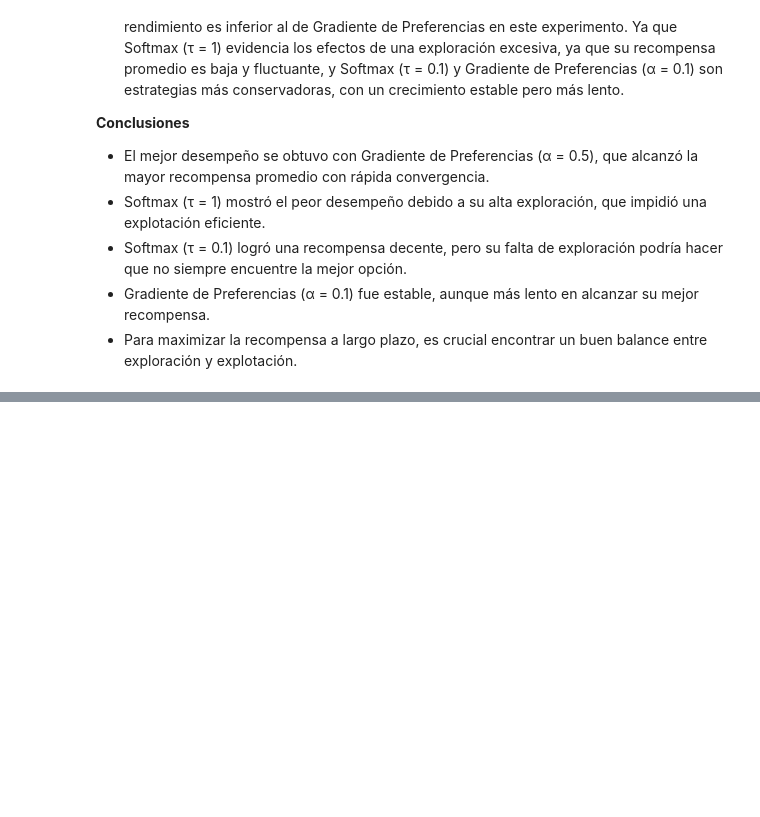
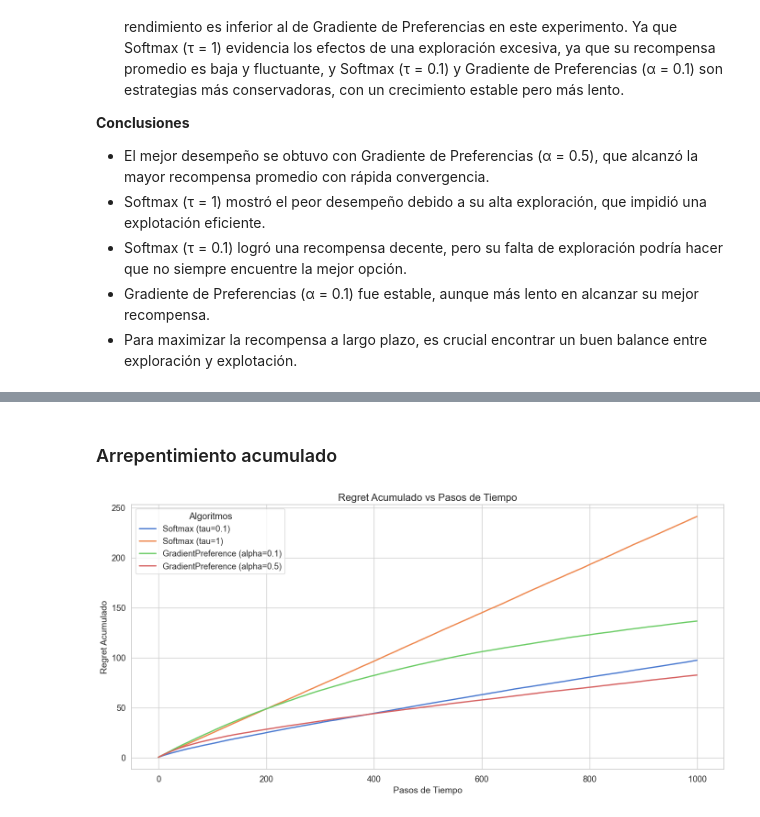
Before and after one commit to GonzaloMA-17/k_brazos_FJLGM, a Jupyter notebook: notebook4_gradient_bernoulli.ipynb, the cells around one changed output, grey strips where cells are left out. Drawn from its saved outputs; the diff is of its cells as text; code cells hidden in the pictures; blank space fills up the shorter version.

Commit message:
Adaptaciones post presentación, regret incluido en notebooks y conclusiones

```diff
--- a/notebook4_gradient_bernoulli.ipynb
+++ b/notebook4_gradient_bernoulli.ipynb
@@ -225,0 +230,6 @@ Podemos concluir que el Gradiente de Preferencias con α = 0.5 es el algoritmo m
+# %% [markdown]
+### Arrepentimiento acumulado
+# %%
+plot_regret(steps, regret_accumulated, algorithms)
+# %% [output]
+[figure, added]
```
Also changed, not shown: parts of 9 cells of this notebook, 16 other files.
